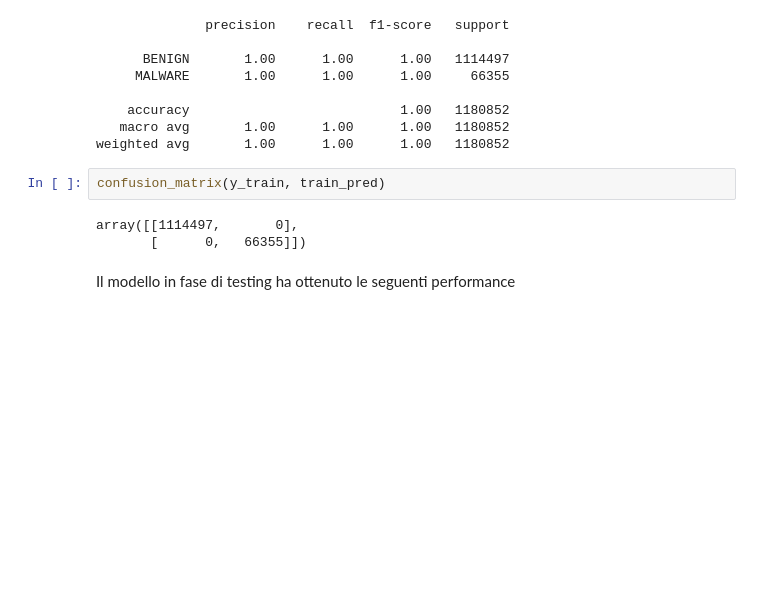
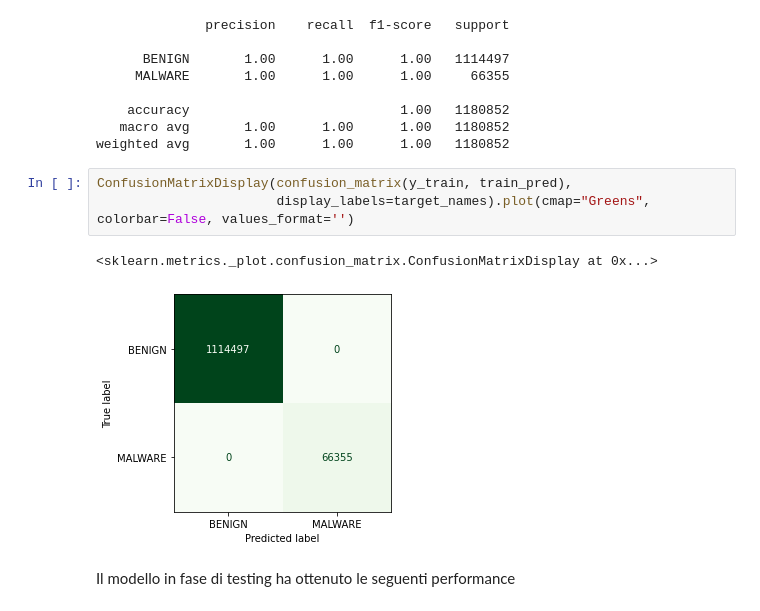
Before and after one commit to denisG99/ransomwareNetworkTrafficDetection, a Jupyter notebook: src/project.ipynb, the cells around one changed output. Saved outputs shown, nothing was run; the diff lists cells and outputs as text; blank space fills up the shorter version.

```diff
--- a/src/project.ipynb
+++ b/src/project.ipynb
@@ -1248,11 +1228,12 @@ print(classification_report(y_train, train_pred, target_names=target_names))
     accuracy                           1.00   1180852
    macro avg       1.00      1.00      1.00   1180852
 weighted avg       1.00      1.00      1.00   1180852
-# %%
-confusion_matrix(y_train, train_pred)
-# %% [output]
-array([[1114497,       0],
-       [      0,   66355]])
+# %%
+ConfusionMatrixDisplay(confusion_matrix(y_train, train_pred),
+                       display_labels=target_names).plot(cmap="Greens", colorbar=False, values_format='')
+# %% [output]
+<sklearn.metrics._plot.confusion_matrix.ConfusionMatrixDisplay at 0x...>
+[figure, added]
 # %% [markdown]
 Il modello in fase di testing ha ottenuto le seguenti performance
 # %%
```
Also changed, not shown: parts of 68 cells of this notebook.
